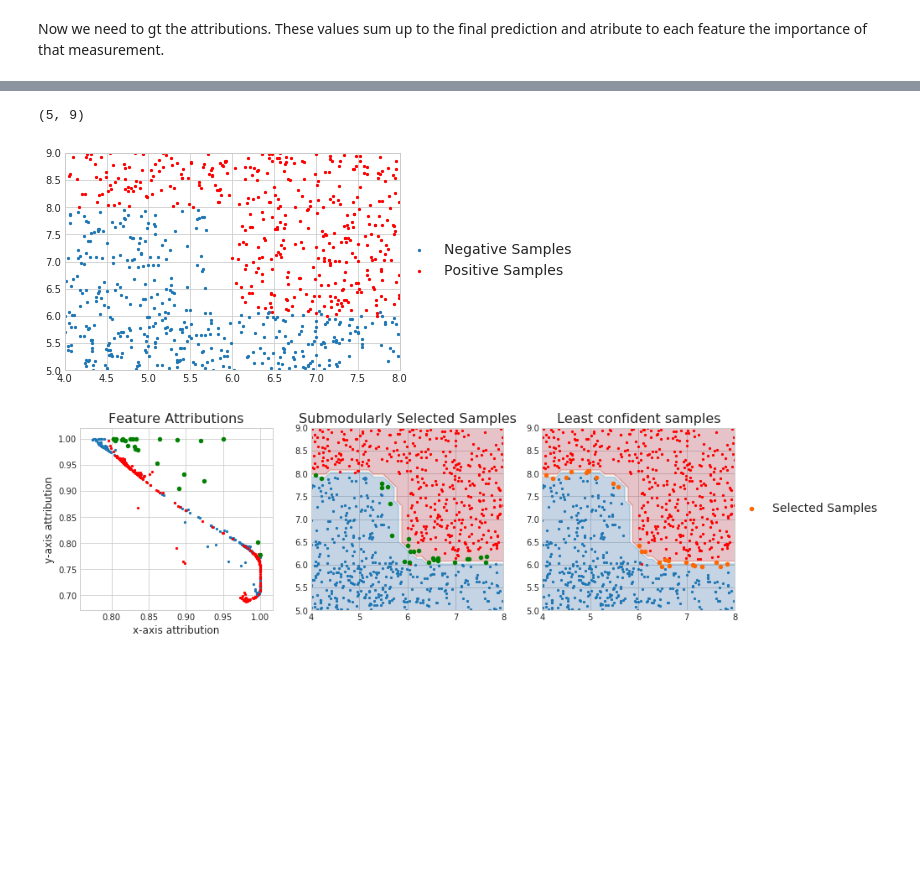
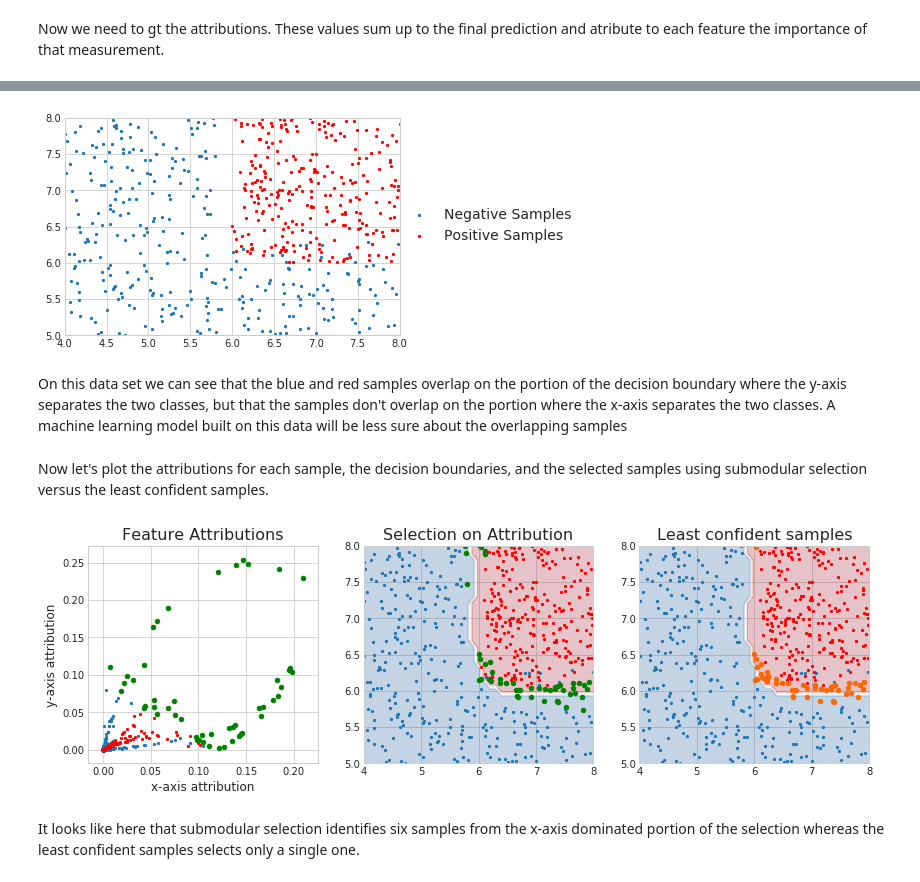
Before and after one commit to jmschrei/apricot, a Jupyter notebook: Model-Based Selection.ipynb, the cells around one changed output, grey strips where cells are left out. Cells and saved outputs as stored; diff of their text form; code cells hidden in the pictures; blank space fills up the shorter version.

```diff
--- a/Model-Based Selection.ipynb
+++ b/Model-Based Selection.ipynb
@@ -150,19 +178,22 @@ This results in a greedy selection of samples that are near the learned decision
 # %%
-X = numpy.concatenate([numpy.random.uniform((4, 5), (8, 6.1), size=(200, 2)),
-                       numpy.random.uniform((4, 5), (5.7, 8), size=(200, 2)),
-                       numpy.random.uniform((4, 8), (8, 9), size=(200, 2)),
-                       numpy.random.uniform(6, 8, size=(200, 2))])
+numpy.random.seed(2)
 
-y = numpy.concatenate([numpy.zeros(400), numpy.ones(400)])
+X = numpy.concatenate([numpy.random.uniform((5.6, 5), (8, 6.3), size=(100, 2)),
+                       numpy.random.uniform((4, 5), (5.8, 8), size=(200, 2)),
+                       numpy.random.uniform(6, 8.1, size=(300, 2))])
+
+y = numpy.concatenate([numpy.zeros(300), numpy.ones(300)])
+
+plt.scatter(X[y == 0, 0], X[y == 0, 1], s=5, label="Negative Samples")
+plt.scatter(X[y == 1, 0], X[y == 1, 1], c='r', s=5, label="Positive Samples")
+plt.legend(fontsize=14, loc=(1, 0.4))
+plt.xlim(4, 8)
+plt.ylim(5, 8)
+plt.show()
+# %% [output]
+[figure, added]
-# %%
-plt.scatter(X[y == 0, 0], X[y == 0, 1], s=5, label="Negative Samples")
-plt.scatter(X[y == 1, 0], X[y == 1, 1], c='r', s=5, label="Positive Samples")
-plt.legend(fontsize=14, loc=(1, 0.4))
-plt.xlim(4, 8)
-plt.ylim(5, 9)
-# %% [output]
-(5, 9)
-[figure, removed]
+# %% [markdown]
+On this data set we can see that the blue and red samples overlap on the portion of the decision boundary where the y-axis separates the two classes, but that the samples don't overlap on the portion where the x-axis separates the two classes. A machine learning model built on this data will be less sure about the overlapping samples
 # %%
 from sklearn.svm import SVC
 from shap import KernelExplainer
@@ -170,12 +201,9 @@ from shap import KernelExplainer
 model = SVC(probability=True).fit(X, y)
 explainer = KernelExplainer(model.predict_proba, X)
 X_shap = explainer.shap_values(X)
-X_shap = X_shap[1] - X_shap[0]
-X_shap = expit(numpy.abs(1. / X_shap))
+X_shap = (numpy.abs(X_shap[1] - X_shap[0]).T * model.predict_proba(X).min(axis=1)).T
 
-Xi1 = FeatureBasedSelection(25).fit_transform(X)
-
-selector = FeatureBasedSelection(25)
+selector = FeatureBasedSelection(50)
 selector.fit_transform(X_shap)
 Xi2 = X[selector.indices]
 
@@ -188,36 +216,39 @@ Z = model.predict(np.c_[xx.ravel(), yy.ravel()])
 
 # Put the result into a color plot
 Z = Z.reshape(xx.shape)
+# %% [markdown]
+Now let's plot the attributions for each sample, the decision boundaries, and the selected samples using submodular selection versus the least confident samples.
 # %%
 plt.figure(figsize=(14, 4))
 plt.subplot(131)
 plt.title("Feature Attributions", fontsize=16)
 plt.scatter(X_shap[y == 0, 0], X_shap[y == 0, 1], s=5)
 plt.scatter(X_shap[y == 1, 0], X_shap[y == 1, 1], c='r', s=5)
 plt.scatter(X_shap[selector.indices][:, 0], X_shap[selector.indices][:, 1], c='g', s=20)
 plt.xlabel("x-axis attribution", fontsize=12)
 plt.ylabel("y-axis attribution", fontsize=12)
 
 plt.subplot(132)
-plt.title("Submodularly Selected Samples", fontsize=16)
+plt.title("Selection on Attribution", fontsize=16)
 plt.contourf(xx, yy, Z, cmap='RdBu_r', linewidths=0.3, alpha=0.25)
 plt.scatter(X[y == 0, 0], X[y == 0, 1], s=5)
 plt.scatter(X[y == 1, 0], X[y == 1, 1], c='r', s=5)
 plt.scatter(Xi2[:, 0], Xi2[:, 1], s=20, color='g', label="Selected Samples")
 plt.xlim(4, 8)
-plt.ylim(5, 9)
+plt.ylim(5, 8)
 
 plt.subplot(133)
 plt.title("Least confident samples", fontsize=16)
 
 plt.contourf(xx, yy, Z, cmap='RdBu_r', linewidths=0.3, alpha=0.25)
 plt.scatter(X[y == 0, 0], X[y == 0, 1], s=5)
 plt.scatter(X[y == 1, 0], X[y == 1, 1], c='r', s=5)
-plt.scatter(X[idx[:25], 0], X[idx[:25], 1], s=20, color='#FF6600', label="Selected Samples")
+plt.scatter(X[idx[:50], 0], X[idx[:50], 1], s=20, color='#FF6600', label="Selected Samples")
 plt.xlim(4, 8)
-plt.ylim(5, 9)
-
-plt.legend(fontsize=14, loc=(1, 0.5))
+plt.ylim(5, 8)
+plt.savefig("img/attributionselection.png")
 plt.show()
 # %% [output]
-[figure, old version]
+[figure, new version]
+# %% [markdown]
+It looks like here that submodular selection identifies six samples from the x-axis dominated portion of the selection whereas the least confident samples selects only a single one.
```
Also changed, not shown: parts of 18 cells of this notebook, 2 other files.
